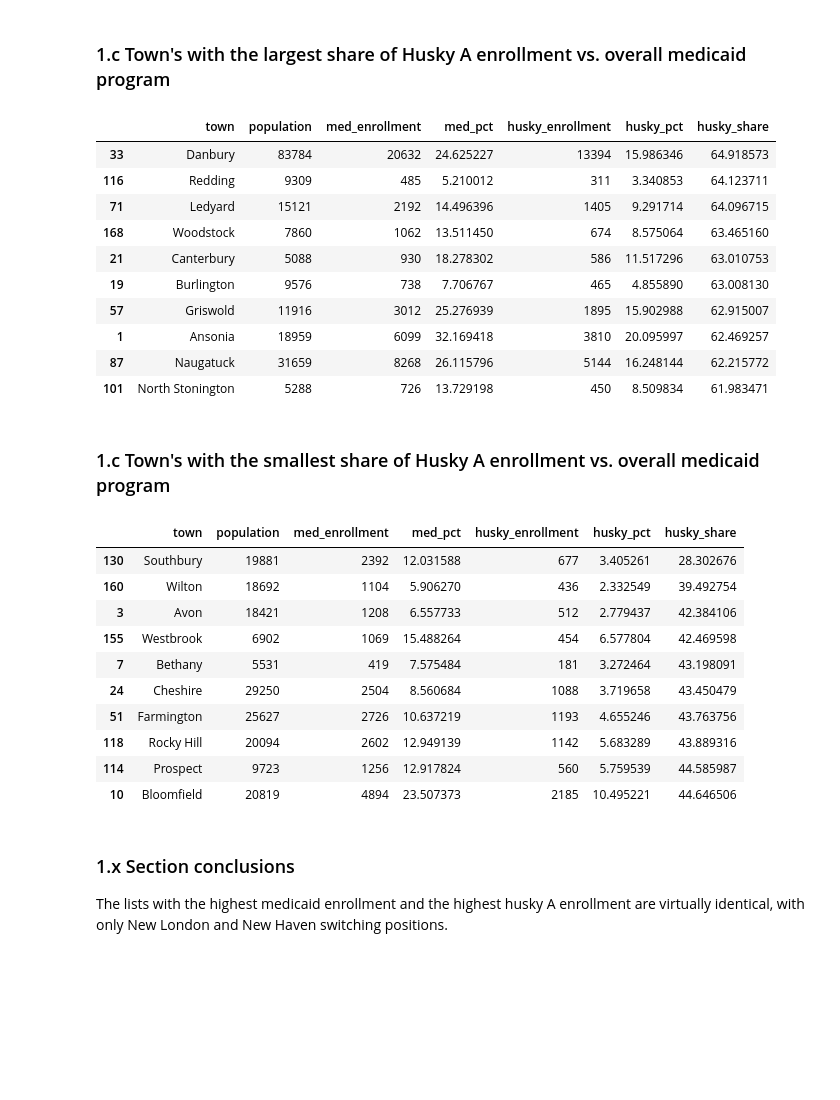
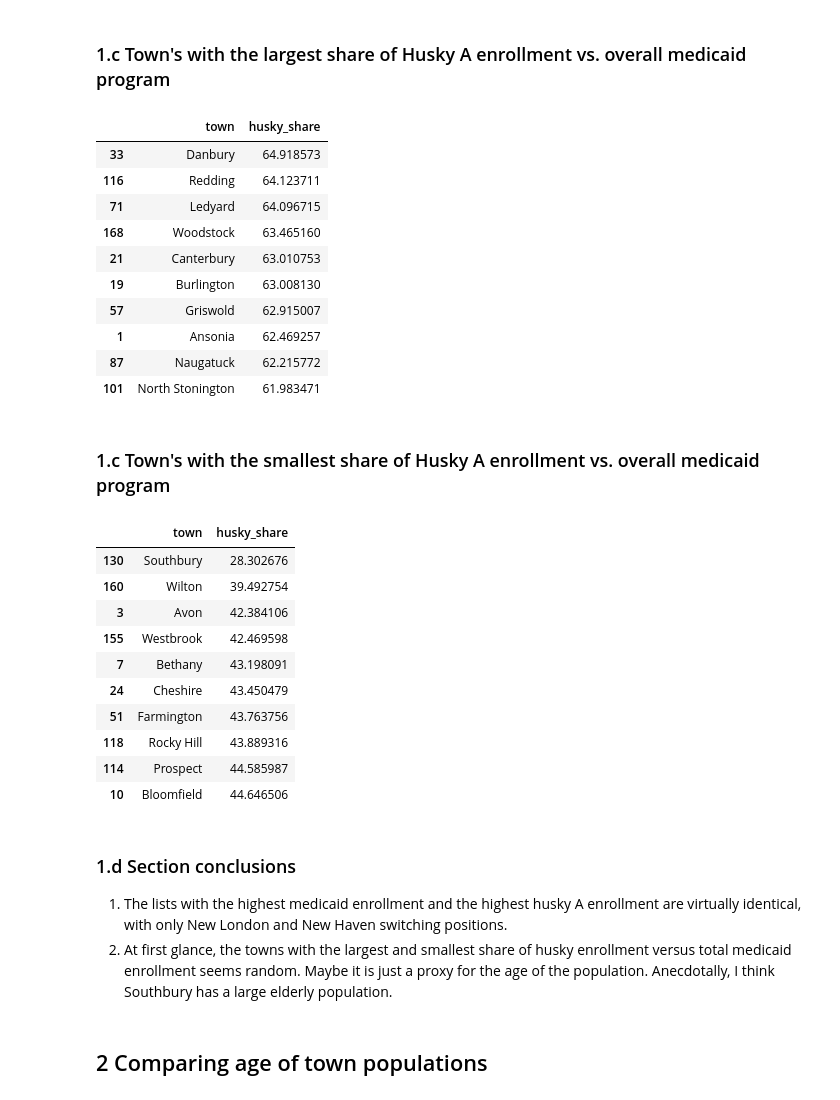
Before and after one commit to trendct/medicaid_enrollment_analysis, a Jupyter notebook: Husky enrollment by town.ipynb, the cells around one changed output. Cells and saved outputs as stored; diff of their text form; code cells hidden in the pictures; blank space fills up the shorter version.

```diff
--- a/Husky enrollment by town.ipynb
+++ b/Husky enrollment by town.ipynb
@@ -170,36 +170,39 @@ combined.describe()
 # %% [markdown]
 ### 1.c Town's with the largest share of Husky A enrollment vs. overall medicaid program
 # %%
-combined[combined["population"] > 5000].sort_values("husky_share", ascending=False).head(10)
+combined[combined["population"] > 5000].sort_values("husky_share", ascending=False).head(10)[["town","husky_share"]]
 # %% [output]
-|  | town | population | med_enrollment | med_pct | husky_enrollment | husky_pct | husky_share |
-| 33 | Danbury | 83784 | 20632 | 24.625227 | 13394 | 15.986346 | 64.918573 |
-| 116 | Redding | 9309 | 485 | 5.210012 | 311 | 3.340853 | 64.123711 |
-| 71 | Ledyard | 15121 | 2192 | 14.496396 | 1405 | 9.291714 | 64.096715 |
-| 168 | Woodstock | 7860 | 1062 | 13.511450 | 674 | 8.575064 | 63.465160 |
-| 21 | Canterbury | 5088 | 930 | 18.278302 | 586 | 11.517296 | 63.010753 |
-| 19 | Burlington | 9576 | 738 | 7.706767 | 465 | 4.855890 | 63.008130 |
-| 57 | Griswold | 11916 | 3012 | 25.276939 | 1895 | 15.902988 | 62.915007 |
-| 1 | Ansonia | 18959 | 6099 | 32.169418 | 3810 | 20.095997 | 62.469257 |
-| 87 | Naugatuck | 31659 | 8268 | 26.115796 | 5144 | 16.248144 | 62.215772 |
-| 101 | North Stonington | 5288 | 726 | 13.729198 | 450 | 8.509834 | 61.983471 |
+|  | town | husky_share |
+| 33 | Danbury | 64.918573 |
+| 116 | Redding | 64.123711 |
+| 71 | Ledyard | 64.096715 |
+| 168 | Woodstock | 63.465160 |
+| 21 | Canterbury | 63.010753 |
+| 19 | Burlington | 63.008130 |
+| 57 | Griswold | 62.915007 |
+| 1 | Ansonia | 62.469257 |
+| 87 | Naugatuck | 62.215772 |
+| 101 | North Stonington | 61.983471 |
 # %% [markdown]
 ### 1.c Town's with the smallest share of Husky A enrollment vs. overall medicaid program
 # %%
-combined[combined["population"] > 5000].sort_values("husky_share", ascending=True).head(10)
+combined[combined["population"] > 5000].sort_values("husky_share", ascending=True).head(10)[["town","husky_share"]]
 # %% [output]
-|  | town | population | med_enrollment | med_pct | husky_enrollment | husky_pct | husky_share |
-| 130 | Southbury | 19881 | 2392 | 12.031588 | 677 | 3.405261 | 28.302676 |
-| 160 | Wilton | 18692 | 1104 | 5.906270 | 436 | 2.332549 | 39.492754 |
-| 3 | Avon | 18421 | 1208 | 6.557733 | 512 | 2.779437 | 42.384106 |
-| 155 | Westbrook | 6902 | 1069 | 15.488264 | 454 | 6.577804 | 42.469598 |
-| 7 | Bethany | 5531 | 419 | 7.575484 | 181 | 3.272464 | 43.198091 |
-| 24 | Cheshire | 29250 | 2504 | 8.560684 | 1088 | 3.719658 | 43.450479 |
-| 51 | Farmington | 25627 | 2726 | 10.637219 | 1193 | 4.655246 | 43.763756 |
-| 118 | Rocky Hill | 20094 | 2602 | 12.949139 | 1142 | 5.683289 | 43.889316 |
-| 114 | Prospect | 9723 | 1256 | 12.917824 | 560 | 5.759539 | 44.585987 |
-| 10 | Bloomfield | 20819 | 4894 | 23.507373 | 2185 | 10.495221 | 44.646506 |
+|  | town | husky_share |
+| 130 | Southbury | 28.302676 |
+| 160 | Wilton | 39.492754 |
+| 3 | Avon | 42.384106 |
+| 155 | Westbrook | 42.469598 |
+| 7 | Bethany | 43.198091 |
+| 24 | Cheshire | 43.450479 |
+| 51 | Farmington | 43.763756 |
+| 118 | Rocky Hill | 43.889316 |
+| 114 | Prospect | 44.585987 |
+| 10 | Bloomfield | 44.646506 |
 # %% [markdown]
-### 1.x Section conclusions
+### 1.d Section conclusions
 
-The lists with the highest medicaid enrollment and the highest husky A enrollment are virtually identical, with only New London and New Haven switching positions.
+1. The lists with the highest medicaid enrollment and the highest husky A enrollment are virtually identical, with only New London and New Haven switching positions.
+2. At first glance, the towns with the largest and smallest share of husky enrollment versus total medicaid enrollment seems random. Maybe it is just a proxy for the age of the population. Anecdotally, I think Southbury has a large elderly population.
+# %% [markdown]
+## 2 Comparing age of town populations
```
Also changed, not shown: parts of 13 cells of this notebook, 3 other files.
